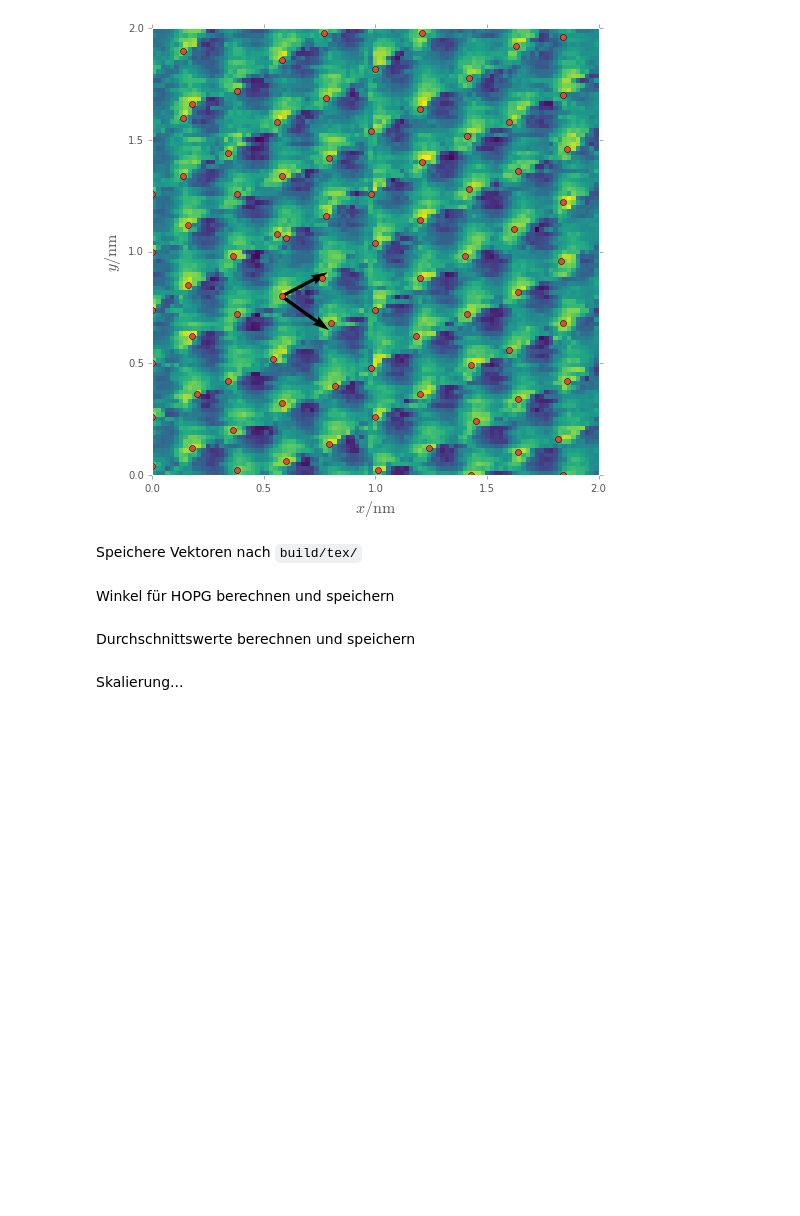
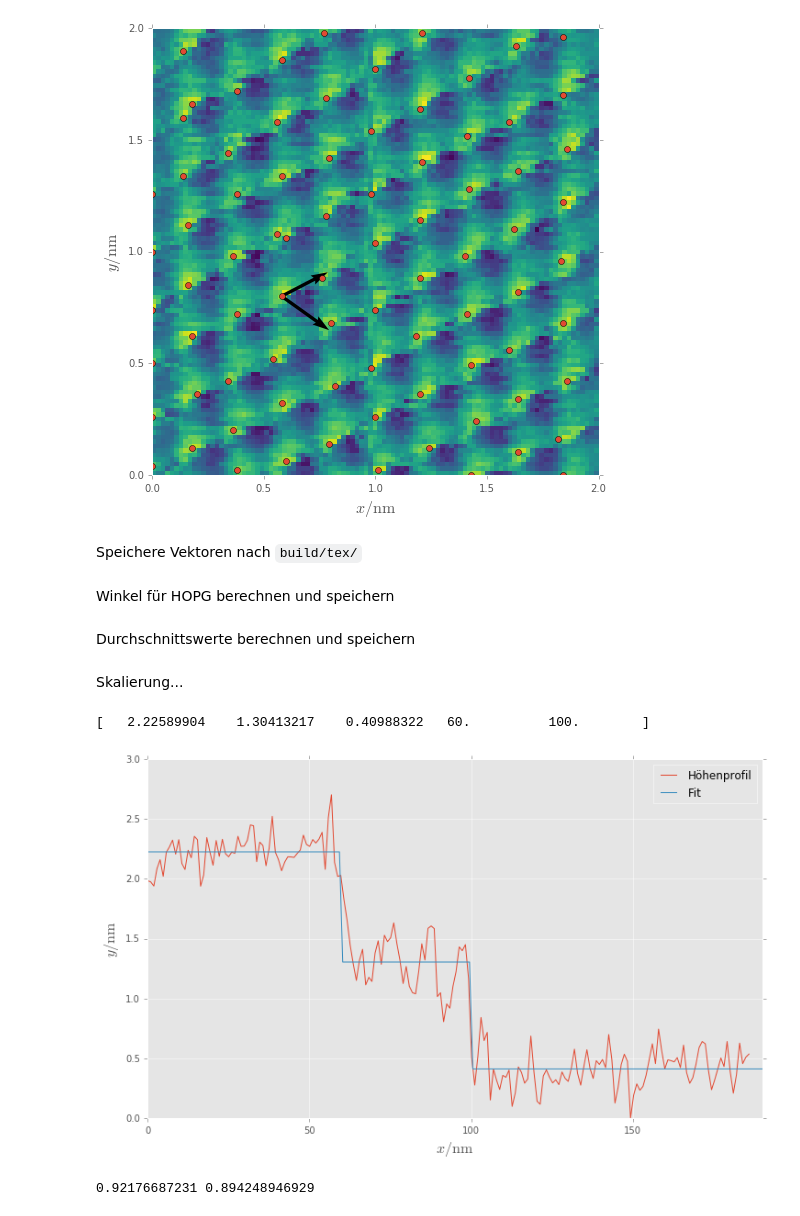
Before and after one commit to bixel/FP14, a Jupyter notebook: STM_Rastertunnelmikroskopie/analysis.ipynb, the cells around one changed output. Saved outputs shown, nothing was run; the diff lists cells and outputs as text; code cells hidden in the pictures; blank space fills up the shorter version.

```diff
--- a/STM_Rastertunnelmikroskopie/analysis.ipynb
+++ b/STM_Rastertunnelmikroskopie/analysis.ipynb
@@ -324,3 +324,41 @@ with open('build/tex/scale_x.tex', 'w') as f:
     f.write(r's_x = \num{{{:L}}}'.format(x_scale))
 with open('build/tex/scale_y.tex', 'w') as f:
     f.write(r's_y = \num{{{:L}}}'.format(y_scale))
+# %%
+au_x, au_y = np.genfromtxt('raw/AU-1-View-2-Profile.prf', unpack=True, skip_header=30)
+# %%
+def plateaus(x, h1, h2, h3, a1, a2):
+    y = np.piecewise(x,
+                     [x < a1, (x < a2) & (x >= a1), x >= a2],
+                     [h1, h2, h3])
+    return y
+# %%
+p0 = [2.2, 1.2, 0.2, 60, 100]
+coeff, covar = optimize.curve_fit(plateaus, au_x, au_y, p0=p0)
+errs = np.sqrt(np.diag(covar))
+print(coeff)
+# %% [output]
+[   2.22589904    1.30413217    0.40988322   60.          100.        ]
+# %%
+xs = np.linspace(0, 200, 200)
+plt.figure(figsize=(12, 7))
+plt.plot(au_x, au_y, label='Höhenprofil')
+plt.plot(xs, plateaus(xs, *coeff), label='Fit')
+plt.ylabel(r'$y / \mathrm{nm}$', fontsize=16)
+plt.xlabel(r'$x / \mathrm{nm}$', fontsize=16)
+plt.legend(loc='best')
+plt.savefig('build/plots/au_plateaus.pdf')
+plt.xlim(0, 190)
+plt.show()
+# %% [output]
+[figure, added]
+# %%
+dh1 = coeff[0] - coeff[1]
+dh2 = coeff[1] - coeff[2]
+print(dh1, dh2)
+with open('build/tex/plateau1.tex', 'w') as f:
+    f.write(r'h_1 = \SI{{{:.0f}}}{{\pico\meter}}'.format(dh1 * 1000))
+with open('build/tex/plateau2.tex', 'w') as f:
+    f.write(r'h_2 = \SI{{{:.0f}}}{{\pico\meter}}'.format(dh2 * 1000))
+# %% [output]
+0.92176687231 0.894248946929
```
Also changed, not shown: 2 other files.
